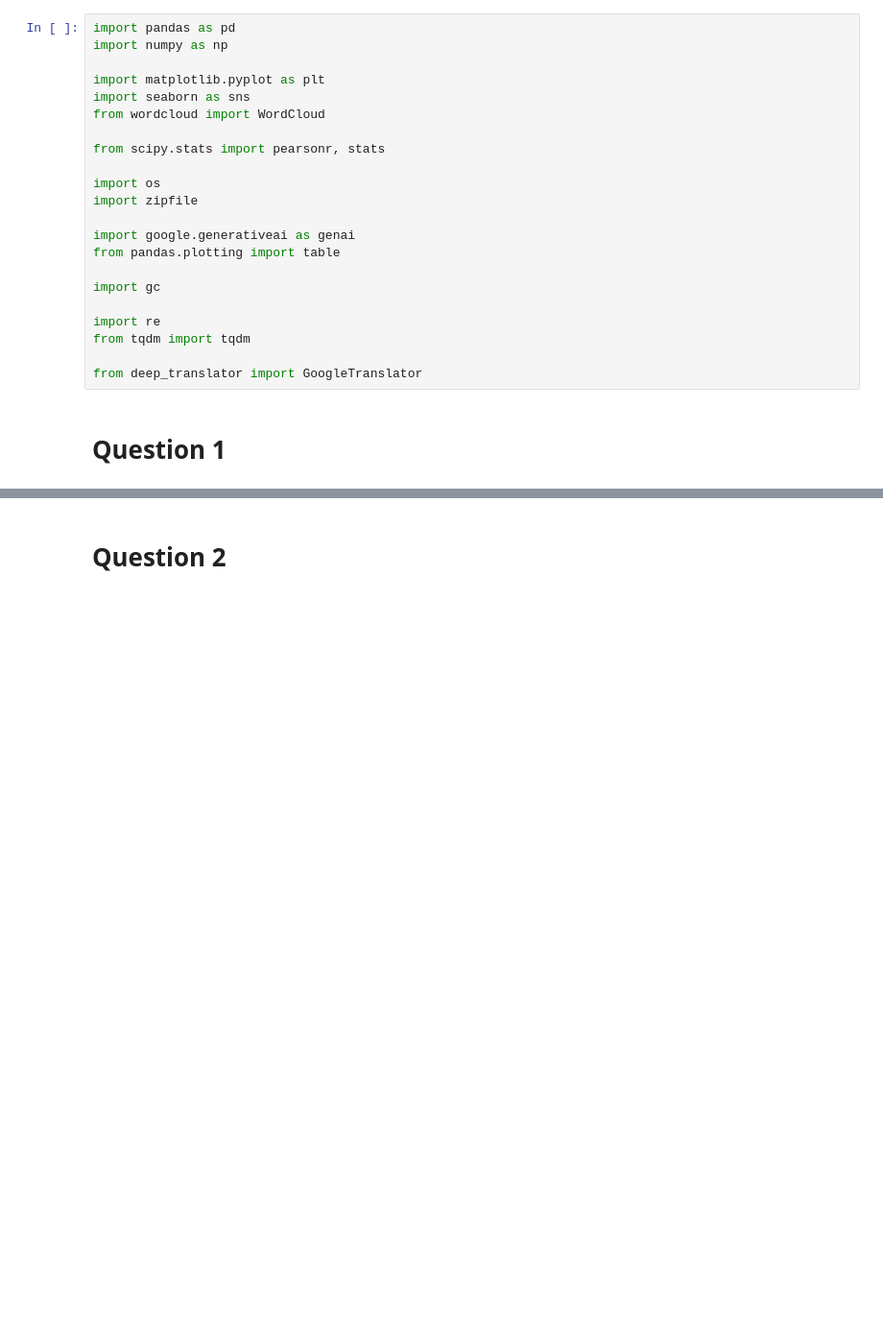
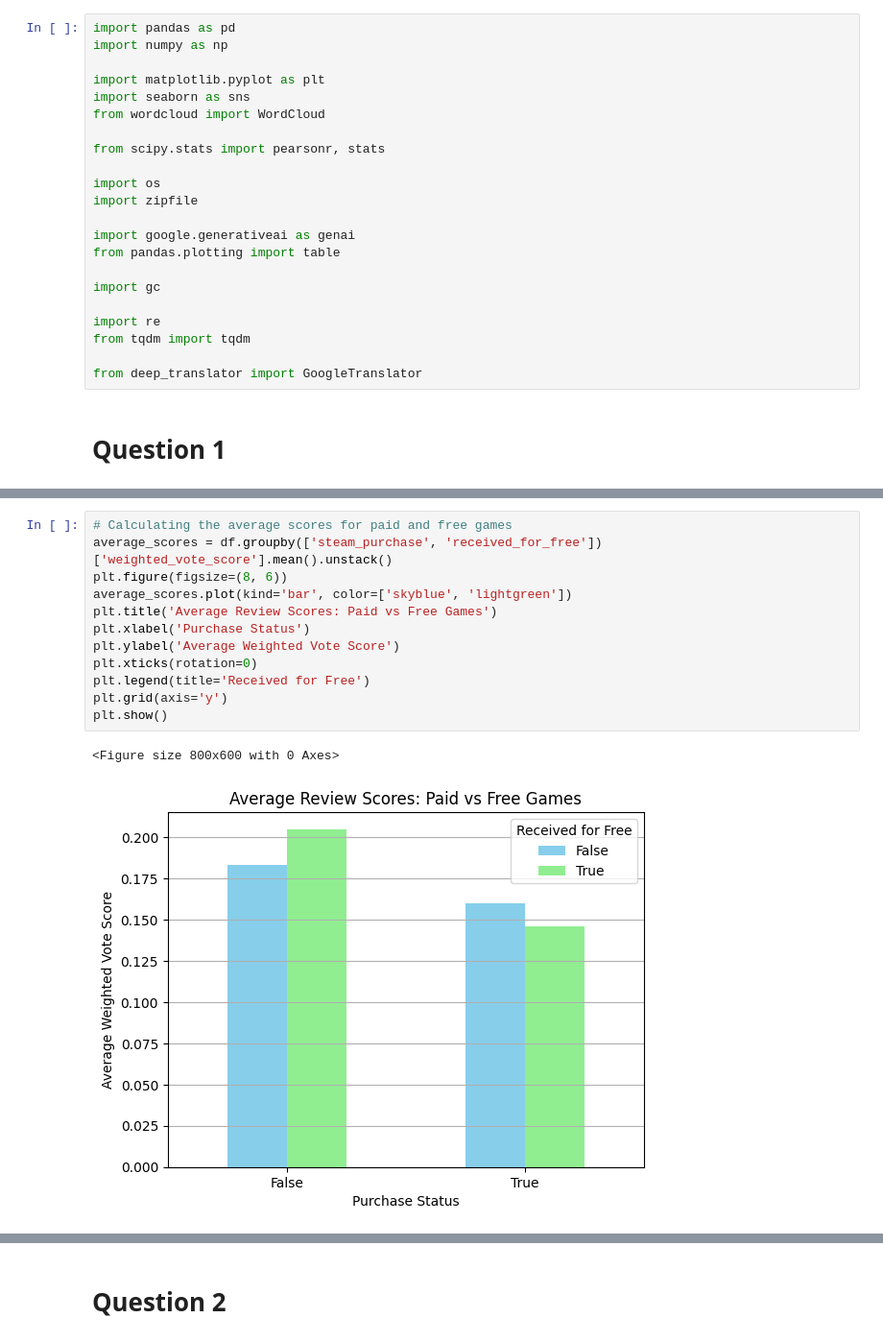
Before and after one commit to sandrokhizanishvili/SAPIENZA-ADM-HW2, a Jupyter notebook: main.ipynb, the cells around one changed output, grey strips where cells are left out. Shown at 96% size. Saved outputs shown, nothing was run; the diff lists cells and outputs as text; blank space fills up the shorter version.

```diff
--- a/main.ipynb
+++ b/main.ipynb
@@ -132,0 +132,15 @@ Data types:
+# %%
+# Calculating the average scores for paid and free games
+average_scores = df.groupby(['steam_purchase', 'received_for_free'])['weighted_vote_score'].mean().unstack()
+plt.figure(figsize=(8, 6))
+average_scores.plot(kind='bar', color=['skyblue', 'lightgreen'])
+plt.title('Average Review Scores: Paid vs Free Games')
+plt.xlabel('Purchase Status')
+plt.ylabel('Average Weighted Vote Score')
+plt.xticks(rotation=0)
+plt.legend(title='Received for Free')
+plt.grid(axis='y')
+plt.show()
+# %% [output]
+<Figure size 800x600 with 0 Axes>
+[figure, added]
```
Also changed, not shown: parts of 10 cells of this notebook, 1 other file.
